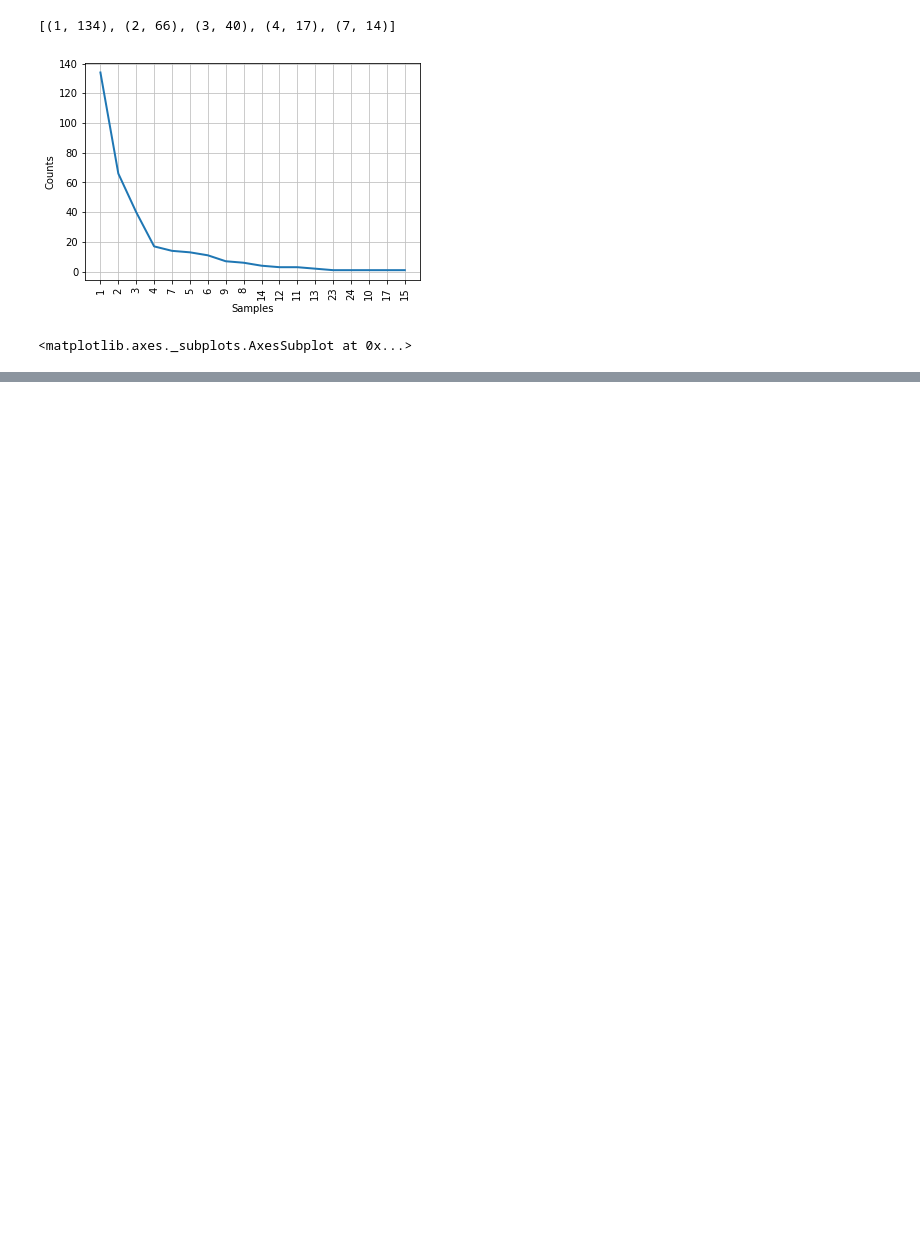
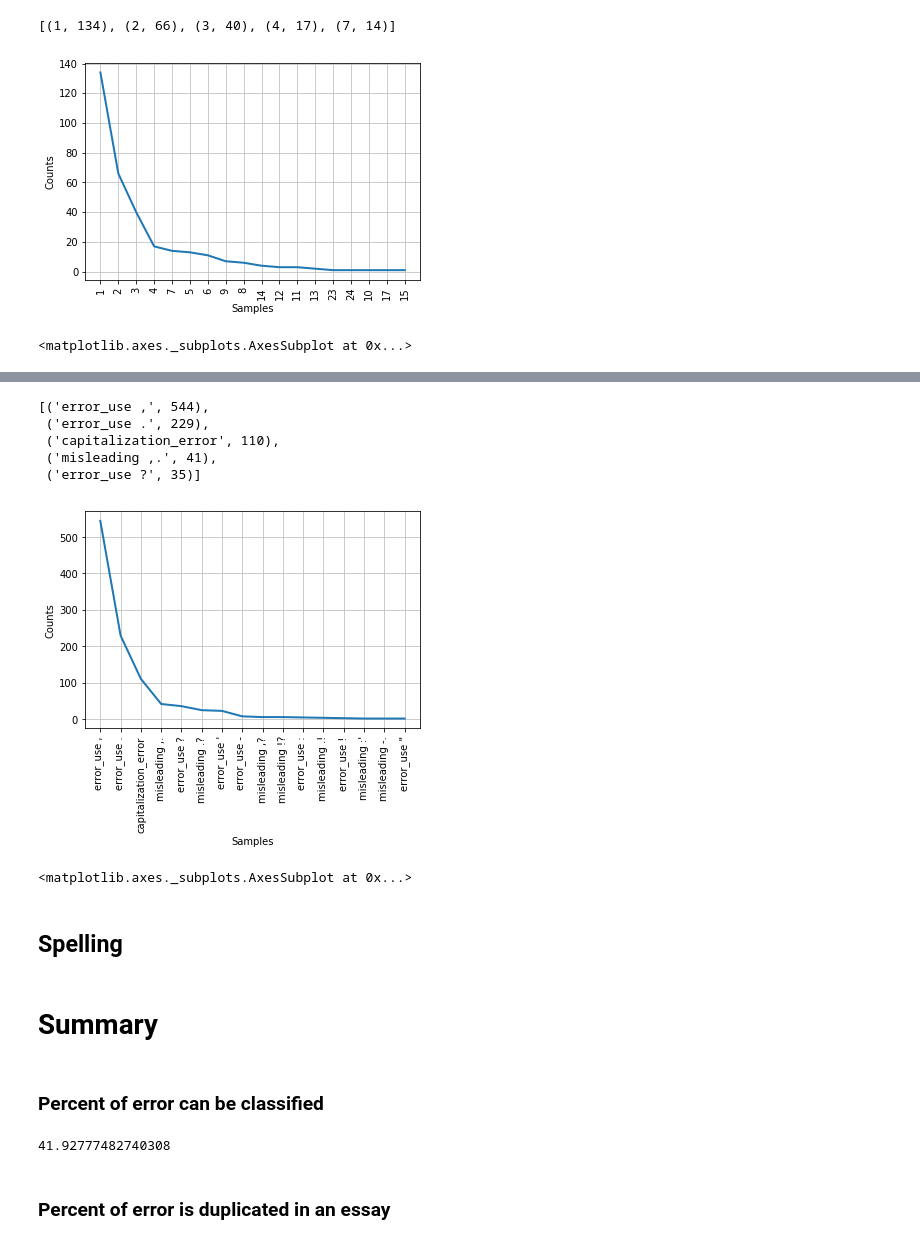
Before and after one commit to Teja0110/Similar-Error, a Jupyter notebook: Program.ipynb, the cells around one changed output, grey strips where cells are left out. Drawn from its saved outputs; the diff is of its cells as text; code cells hidden in the pictures; blank space fills up the shorter version.

```diff
--- a/Program.ipynb
+++ b/Program.ipynb
@@ -541,0 +494,9 @@ a.lower()
+# %%
+# List of All punc_error in all essays after classify
+punc_errors = [error for essay in data
+                      for error in ck.punctuation_error(essay).items()
+                      if error[0] != 'other_error']
+
+# All different error types
+punc_error_type = set([p_type[0] for p_type in punc_errors])
+punc_error_type
@@ -541,0 +523,7 @@ a.lower()
+# %%
+# Each type with total number of appearance
+error_cnt_total = {key : sum([error[1]['error_count']
+                              for error in punc_errors if error[0] == key])
+                   for key in punc_error_type}
+
+error_cnt_total
@@ -541,0 +550,11 @@ a.lower()
+# %%
+# There still dublicated in the ressult like 'misleading ,?' and 'misleading ?,'
+# We're going to merge them
+error_cnt_total_fix = error_cnt_total.copy()
+for k in error_cnt_total:
+    if(k[:10] == 'misleading' and k in error_cnt_total_fix):
+        deleted_key = 'misleading ' + k[12] + k[11]
+        if deleted_key in error_cnt_total_fix:
+            error_cnt_total_fix[k] = error_cnt_total_fix[k] + error_cnt_total_fix[deleted_key]
+            del error_cnt_total_fix[deleted_key]
+error_cnt_total_fix
@@ -541,0 +578,35 @@ a.lower()
+# %%
+error_cnt_total_dict = nltk.FreqDist(error_cnt_total_fix)
+error_cnt_total_dict.most_common(5)
+# %% [output]
+[('error_use ,', 544),
+ ('error_use .', 229),
+ ('capitalization_error', 110),
+ ('misleading ,.', 41),
+ ('error_use ?', 35)]
+# %%
+error_cnt_total_dict.plot()
+# %% [output]
+[figure, added]
+<matplotlib.axes._subplots.AxesSubplot at 0x...>
+# %% [markdown]
+## Spelling
+# %% [markdown]
+# Summary
+# %% [markdown]
+### Percent of error can be classified
+# %%
+# Total of Error
+total_error = len([error for essay in data
+                        for error in essay['markup']])
+total_error
+
+# Total Error can classify
+total_err_classify = ctb_punc_error + wc_total # + Spelling
+
+# Percent of errors can classify
+total_err_classify * 100.0 / total_error
+# %% [output]
+41.92777482740308
+# %% [markdown]
+### Percent of error is duplicated in an essay
```
Also changed, not shown: parts of 54 cells of this notebook, 1 other file.
